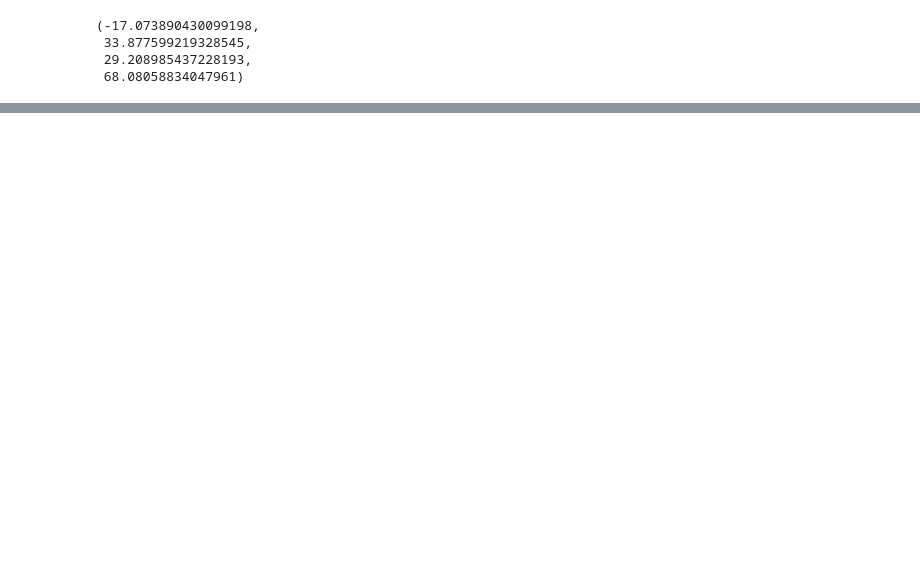
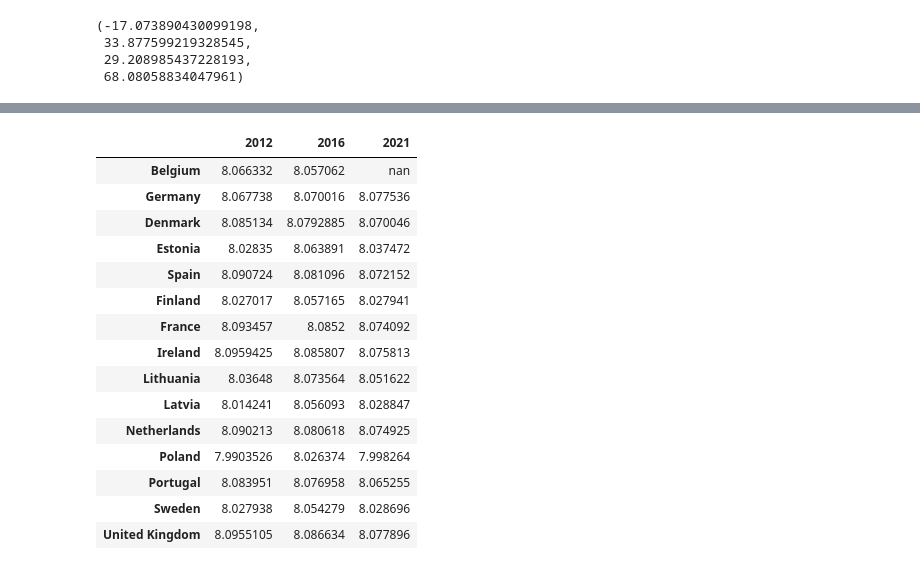
Before and after one commit to isaldiviagonzatti/sdg14, a Jupyter notebook: code/pHCountryLevel.ipynb, the cells around one changed output, grey strips where cells are left out. Drawn from its saved outputs; the diff is of its cells as text; code cells hidden in the pictures; blank space fills up the shorter version.

```diff
--- a/code/pHCountryLevel.ipynb
+++ b/code/pHCountryLevel.ipynb
@@ -36,0 +119,21 @@ python -m motuclient --motu https://my.cmems-du.eu/motu-web/Motu --service-id MU
+# %%
+phData = pd.DataFrame(phCountry)
+phData.to_csv('../data/phDataNOAA.csv')
+phData
+# %% [output]
+|  | 2012 | 2016 | 2021 |
+| Belgium | 8.066332 | 8.057062 | nan |
+| Germany | 8.067738 | 8.070016 | 8.077536 |
+| Denmark | 8.085134 | 8.0792885 | 8.070046 |
+| Estonia | 8.02835 | 8.063891 | 8.037472 |
+| Spain | 8.090724 | 8.081096 | 8.072152 |
+| Finland | 8.027017 | 8.057165 | 8.027941 |
+| France | 8.093457 | 8.0852 | 8.074092 |
+| Ireland | 8.0959425 | 8.085807 | 8.075813 |
+| Lithuania | 8.03648 | 8.073564 | 8.051622 |
+| Latvia | 8.014241 | 8.056093 | 8.028847 |
+| Netherlands | 8.090213 | 8.080618 | 8.074925 |
+| Poland | 7.9903526 | 8.026374 | 7.998264 |
+| Portugal | 8.083951 | 8.076958 | 8.065255 |
+| Sweden | 8.027938 | 8.054279 | 8.028696 |
+| United Kingdom | 8.0955105 | 8.086634 | 8.077896 |
```
Also changed, not shown: parts of 26 cells of this notebook, 6 other files.
